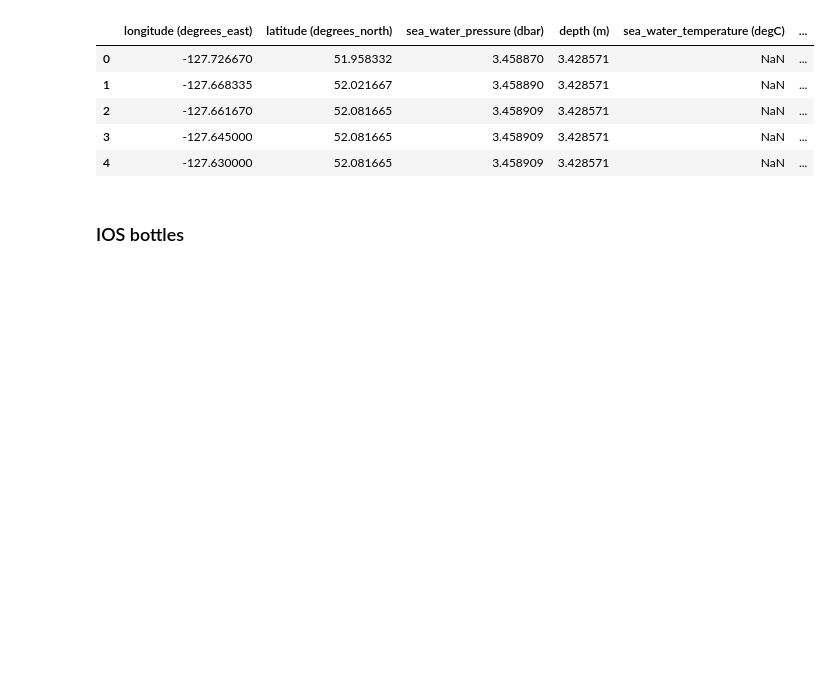
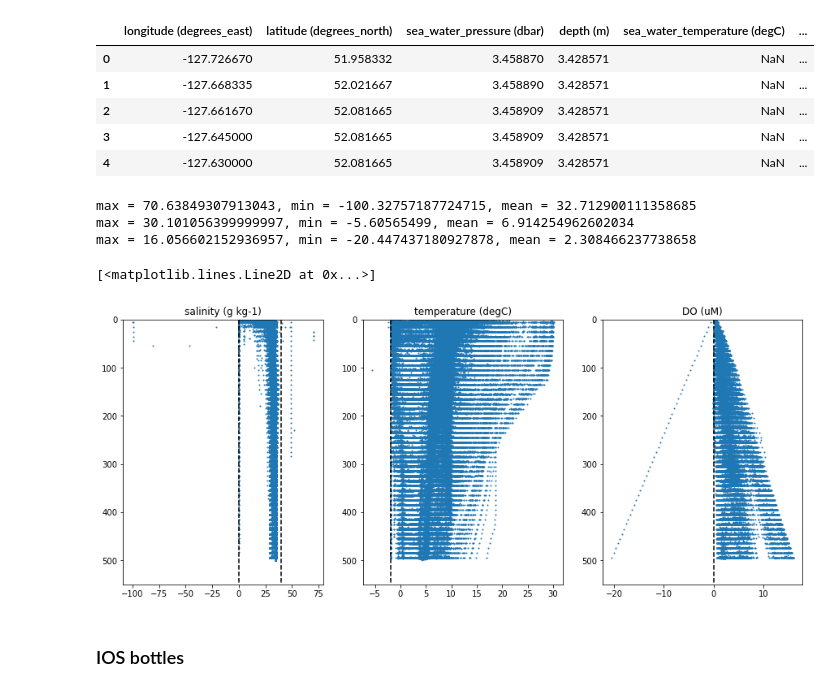
Before and after one commit to UBC-MOAD/analysis-becca, a Jupyter notebook: LiveOcean/tracers/myobs.ipynb, the cells around one changed output. Cells and saved outputs as stored; diff of their text form; code cells hidden in the pictures; blank space fills up the shorter version.

```diff
--- a/LiveOcean/tracers/myobs.ipynb
+++ b/LiveOcean/tracers/myobs.ipynb
@@ -135,0 +168,29 @@ ob = pd.concat([ob, temp])
+# %%
+print('max = %s, min = %s, mean = %s' % (np.max(temp['salinity (g kg-1)']),np.min(temp['salinity (g kg-1)']),np.mean(temp['salinity (g kg-1)'])))
+print('max = %s, min = %s, mean = %s' % (np.max(temp['temperature (degC)']),np.min(temp['temperature (degC)']),np.mean(temp['temperature (degC)'])))
+print('max = %s, min = %s, mean = %s' % (np.max(temp['DO (uM)']),np.min(temp['DO (uM)']),np.mean(temp['DO (uM)'])))
+# %% [output]
+max = 70.63849307913043, min = -100.32757187724715, mean = 32.712900111358685
+max = 30.101056399999997, min = -5.60565499, mean = 6.914254962602034
+max = 16.056602152936957, min = -20.447437180927878, mean = 2.308466237738658
+# %%
+fig, ax = plt.subplots(1,3, figsize = (15, 6))
+ax[0].scatter(temp['salinity (g kg-1)'],temp['depth (m)'], s=1, label='salinity (g kg-1)')
+ax[1].scatter(temp['temperature (degC)'],temp['depth (m)'], s=1, label='temperature (degC)')
+ax[2].scatter(temp['DO (uM)'],temp['depth (m)'], s=1, label='DO (uM)')
+
+ax[0].set_title('salinity (g kg-1)')
+ax[1].set_title('temperature (degC)')
+ax[2].set_title('DO (uM)')
+
+ax[0].set_ylim([550,0])
+ax[1].set_ylim([550,0])
+ax[2].set_ylim([550,0])
+
+ax[0].plot([40,40],[0,550],'k--')
+ax[0].plot([0,0],[0,550],'k--')
+ax[1].plot([-2,-2],[0,550],'k--')
+ax[2].plot([0,0],[0,550],'k--')
+# %% [output]
+[<matplotlib.lines.Line2D at 0x...>]
+[figure, added]
```
Also changed, not shown: parts of 71 cells of this notebook, 1 other file.
